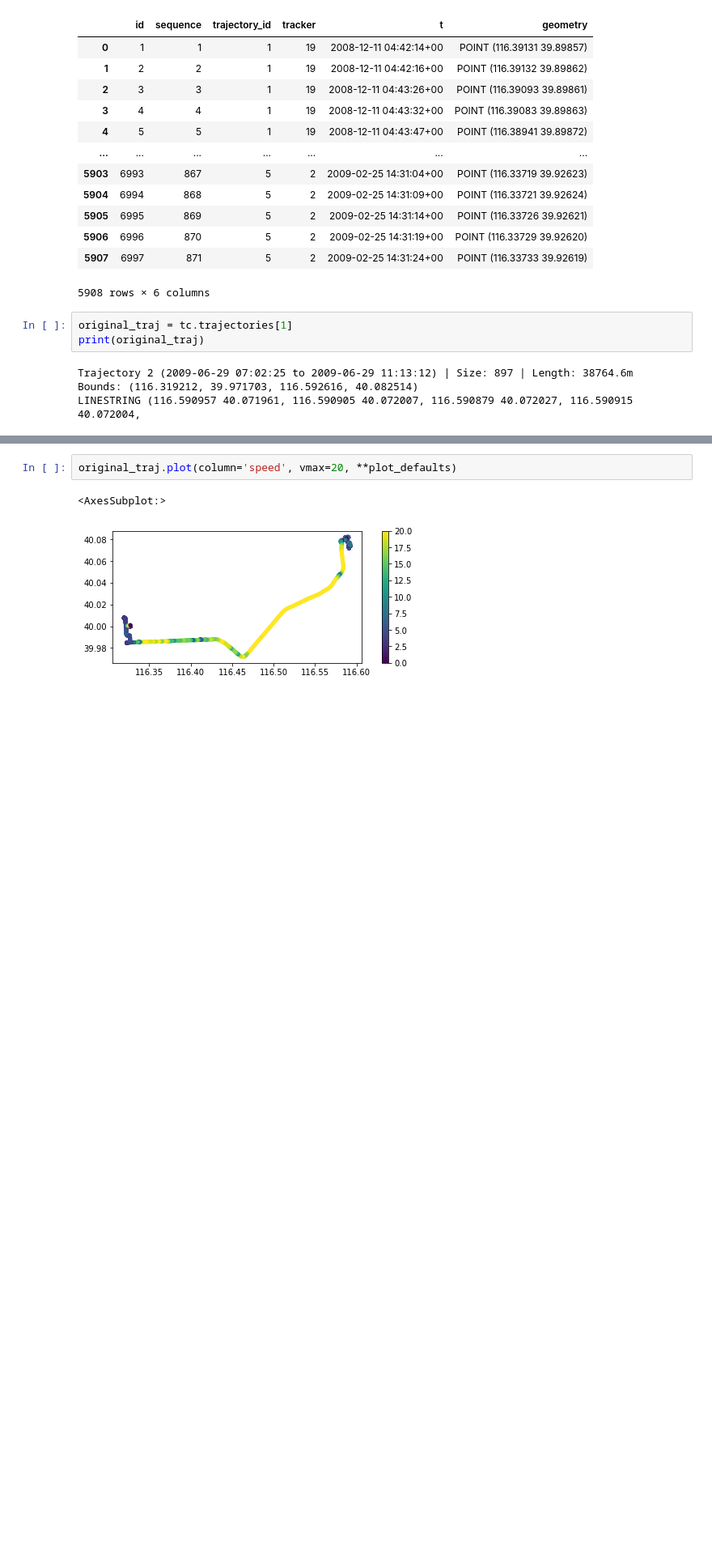
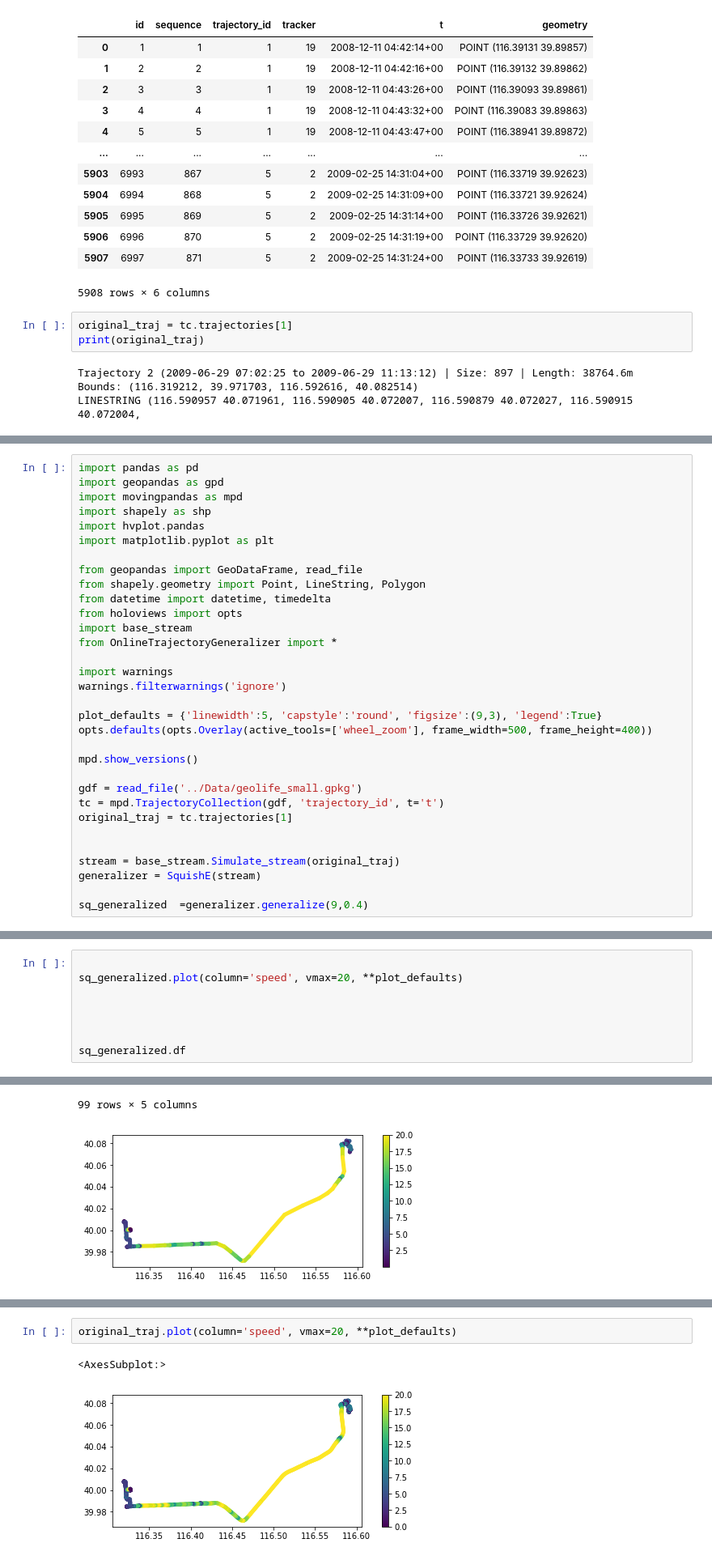
Before and after one commit to sajouaou/line-simplification-algorithm-for-mobility-data, a Jupyter notebook: Code/simplification.ipynb, the cells around one changed output, grey strips where cells are left out. Shown: that part at 81% size. Cells and saved outputs as stored; diff of their text form; blank space fills up the shorter version.

Commit message:
squish-e algorithm implementation

```diff
--- a/Code/simplification.ipynb
+++ b/Code/simplification.ipynb
@@ -85,0 +103,32 @@ LINESTRING (116.590957 40.071961, 116.590905 40.072007, 116.590879 40.072027, 11
+# %%
+import pandas as pd
+import geopandas as gpd
+import movingpandas as mpd
+import shapely as shp
+import hvplot.pandas
+import matplotlib.pyplot as plt
+
+from geopandas import GeoDataFrame, read_file
+from shapely.geometry import Point, LineString, Polygon
+from datetime import datetime, timedelta
+from holoviews import opts
+import base_stream
+from OnlineTrajectoryGeneralizer import *
+
+import warnings
+warnings.filterwarnings('ignore')
+
+plot_defaults = {'linewidth':5, 'capstyle':'round', 'figsize':(9,3), 'legend':True}
+opts.defaults(opts.Overlay(active_tools=['wheel_zoom'], frame_width=500, frame_height=400))
+
+mpd.show_versions()
+
+gdf = read_file('../Data/geolife_small.gpkg')
+tc = mpd.TrajectoryCollection(gdf, 'trajectory_id', t='t')
+original_traj = tc.trajectories[1]
+
+
+stream = base_stream.Simulate_stream(original_traj)
+generalizer = SquishE(stream)
+
+sq_generalized  =generalizer.generalize(9,0.4)
@@ -85,0 +174,9 @@ LINESTRING (116.590957 40.071961, 116.590905 40.072007, 116.590879 40.072027, 11
+# %%
+
+sq_generalized.plot(column='speed', vmax=20, **plot_defaults)
+
+
+
+
+sq_generalized.df
+# %% [output]
@@ -85,0 +196,2 @@ LINESTRING (116.590957 40.071961, 116.590905 40.072007, 116.590879 40.072027, 11
+99 rows × 5 columns
+[figure, added]
```
Also changed, not shown: parts of 16 cells of this notebook, 5 other files.
